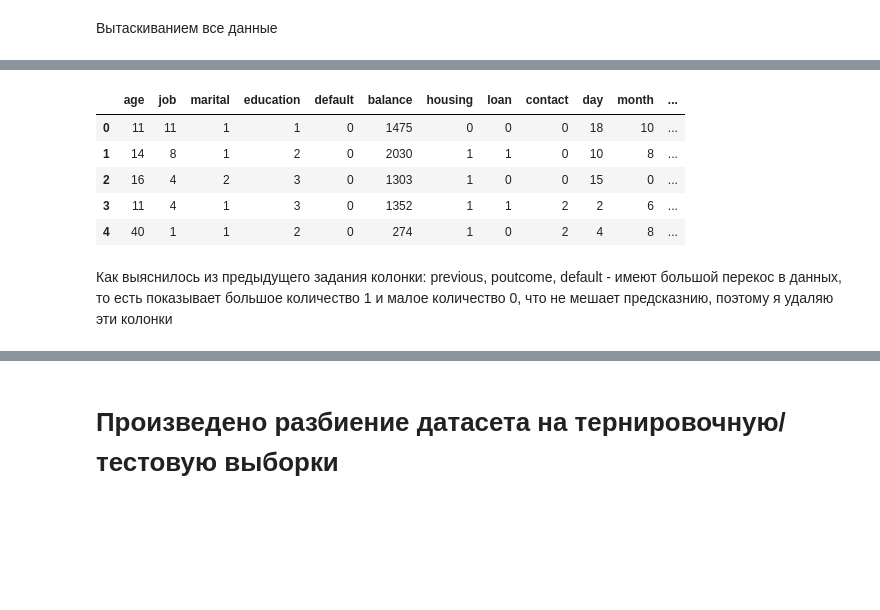
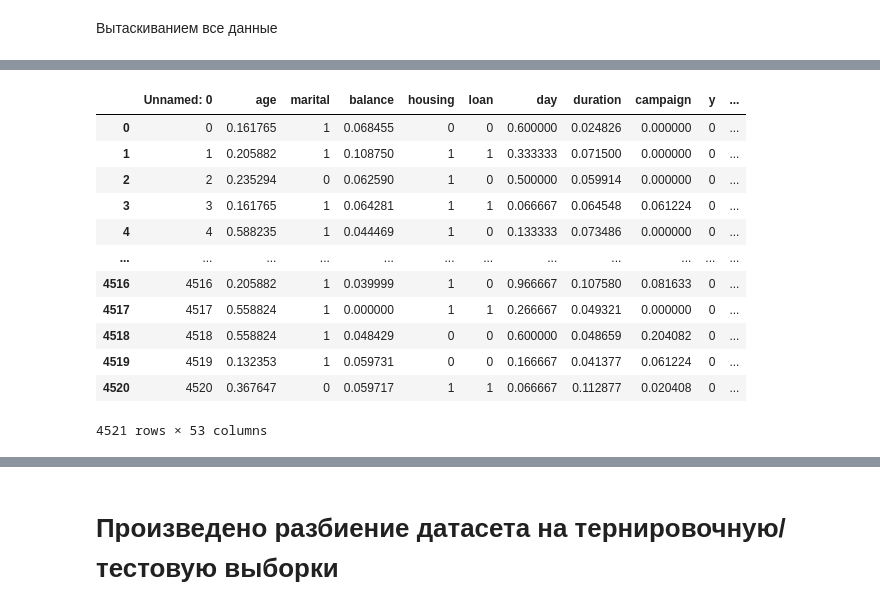
Before and after one commit to kwillon/ML_HW_411451_, a Jupyter notebook: credit_2.ipynb, the cells around one changed output, grey strips where cells are left out. Drawn from its saved outputs; the diff is of its cells as text; code cells hidden in the pictures; blank space fills up the shorter version.

```diff
--- a/credit_2.ipynb
+++ b/credit_2.ipynb
@@ -50,6 +49,5 @@ from sklearn.metrics import confusion_matrix, classification_report
 # %% [markdown]
 Вытаскиванием все данные
 # %%
-df_train = pd.read_csv("/content/train.csv")
-df_test = pd.read_csv("/content/test.csv")
-df_train.info()
+df_train = pd.read_csv("/content/train_output.csv")
+df_test = pd.read_csv("/content/test_output.csv")
@@ -78,6 +53,0 @@ memory usage: 5.9+ MB
-# %%
-df_train['education'] = df_train['education'].replace('unknown', 'others')
-df_train['job'] = df_train['job'].replace('unknown', 'others')
-df_test['education'] = df_test['education'].replace('unknown', 'others')
-df_test['job'] = df_test['job'].replace('unknown', 'others')
-df_test['job'].value_counts()
@@ -98,3 +53,0 @@ Name: job, dtype: int64
-# %%
-df_train = df_train.apply(LabelEncoder().fit_transform)
-df_test = df_test.apply(LabelEncoder().fit_transform)
@@ -145,2 +53,0 @@ sns.kdeplot(df_train['balance'])
-# %%
-df_test = df_test[df_test['balance'] >= 0]
@@ -185,11 +61,16 @@ Text(0.5, 1.0, 'Box Plot of Account Balance')
 # %%
-df_test.head()
+df_test
 # %% [output]
-|  | age | job | marital | education | default | balance | housing | loan | contact | day | month | ... |
-| 0 | 11 | 11 | 1 | 1 | 0 | 1475 | 0 | 0 | 0 | 18 | 10 | ... |
-| 1 | 14 | 8 | 1 | 2 | 0 | 2030 | 1 | 1 | 0 | 10 | 8 | ... |
-| 2 | 16 | 4 | 2 | 3 | 0 | 1303 | 1 | 0 | 0 | 15 | 0 | ... |
-| 3 | 11 | 4 | 1 | 3 | 0 | 1352 | 1 | 1 | 2 | 2 | 6 | ... |
-| 4 | 40 | 1 | 1 | 2 | 0 | 274 | 1 | 0 | 2 | 4 | 8 | ... |
+|  | Unnamed: 0 | age | marital | balance | housing | loan | day | duration | campaign | y | ... |
+| 0 | 0 | 0.161765 | 1 | 0.068455 | 0 | 0 | 0.600000 | 0.024826 | 0.000000 | 0 | ... |
+| 1 | 1 | 0.205882 | 1 | 0.108750 | 1 | 1 | 0.333333 | 0.071500 | 0.000000 | 0 | ... |
+| 2 | 2 | 0.235294 | 0 | 0.062590 | 1 | 0 | 0.500000 | 0.059914 | 0.000000 | 0 | ... |
+| 3 | 3 | 0.161765 | 1 | 0.064281 | 1 | 1 | 0.066667 | 0.064548 | 0.061224 | 0 | ... |
+| 4 | 4 | 0.588235 | 1 | 0.044469 | 1 | 0 | 0.133333 | 0.073486 | 0.000000 | 0 | ... |
+| ... | ... | ... | ... | ... | ... | ... | ... | ... | ... | ... | ... |
+| 4516 | 4516 | 0.205882 | 1 | 0.039999 | 1 | 0 | 0.966667 | 0.107580 | 0.081633 | 0 | ... |
+| 4517 | 4517 | 0.558824 | 1 | 0.000000 | 1 | 1 | 0.266667 | 0.049321 | 0.000000 | 0 | ... |
+| 4518 | 4518 | 0.558824 | 1 | 0.048429 | 0 | 0 | 0.600000 | 0.048659 | 0.204082 | 0 | ... |
+| 4519 | 4519 | 0.132353 | 1 | 0.059731 | 0 | 0 | 0.166667 | 0.041377 | 0.061224 | 0 | ... |
+| 4520 | 4520 | 0.367647 | 0 | 0.059717 | 1 | 1 | 0.066667 | 0.112877 | 0.020408 | 0 | ... |
+4521 rows × 53 columns
-# %% [markdown]
-Как выяснилось из предыдущего задания колонки: previous, poutcome, default - имеют большой перекос в данных, то есть показывает большое количество 1 и малое количество 0, что не мешает предсказнию, поэтому я удаляю эти колонки
```
Also changed, not shown: parts of 83 cells of this notebook.
